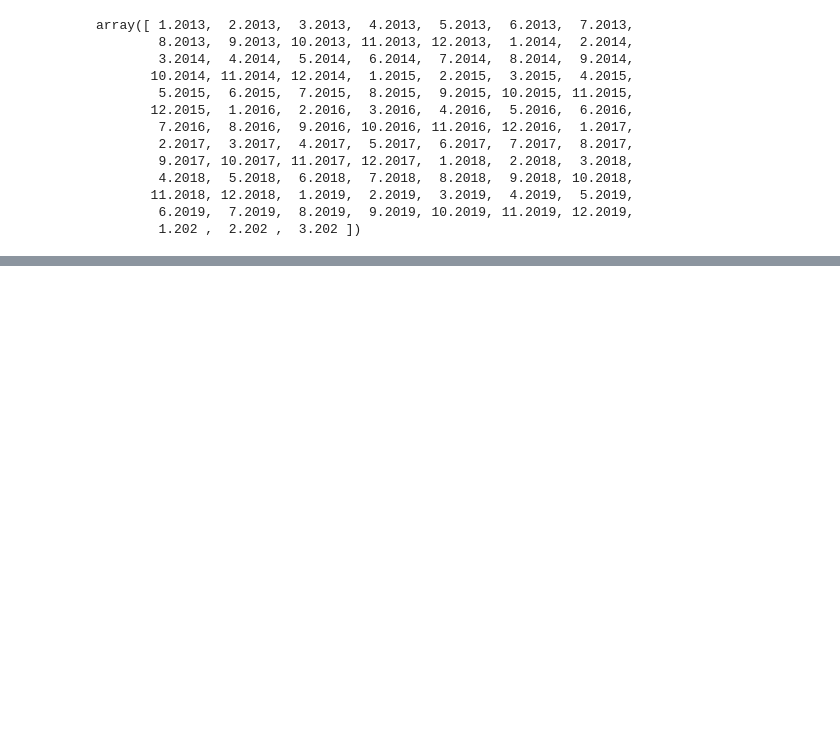
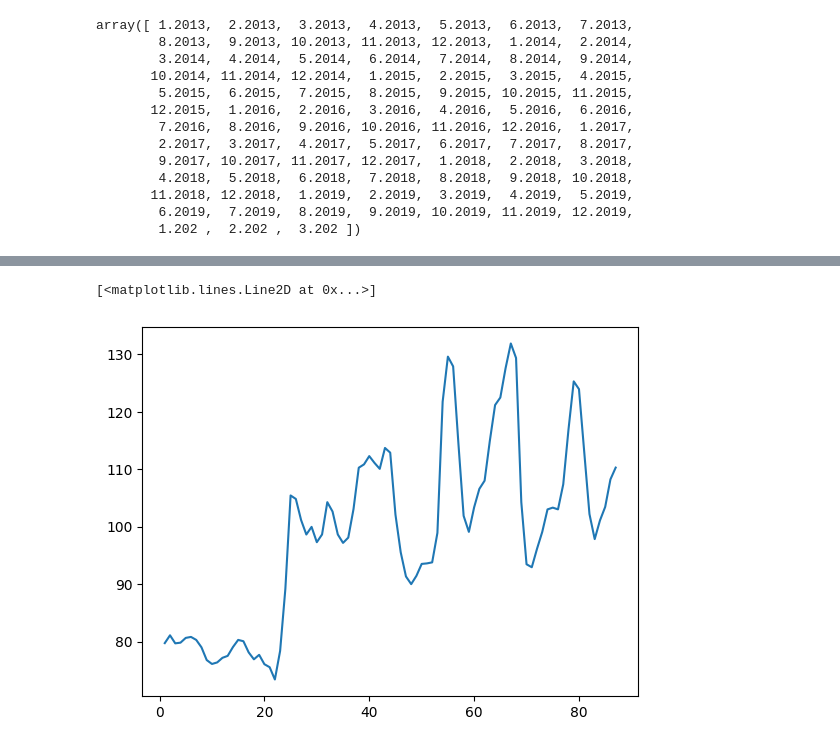
Before and after one commit to CarlosMota/alura-ds-numpy, a Jupyter notebook: alura.ipynb, the cells around one changed output, grey strips where cells are left out. Saved outputs shown, nothing was run; the diff lists cells and outputs as text; code cells hidden in the pictures; blank space fills up the shorter version.

```diff
--- a/alura.ipynb
+++ b/alura.ipynb
@@ -62,0 +111,7 @@ array([ 1.2013,  2.2013,  3.2013,  4.2013,  5.2013,  6.2013,  7.2013,
+# %%
+datas = np.arange(1,88)
+
+plt.plot(datas,precos[:,0])
+# %% [output]
+[<matplotlib.lines.Line2D at 0x...>]
+[figure, added]
```
Also changed, not shown: parts of 42 cells of this notebook, 1 other file.
